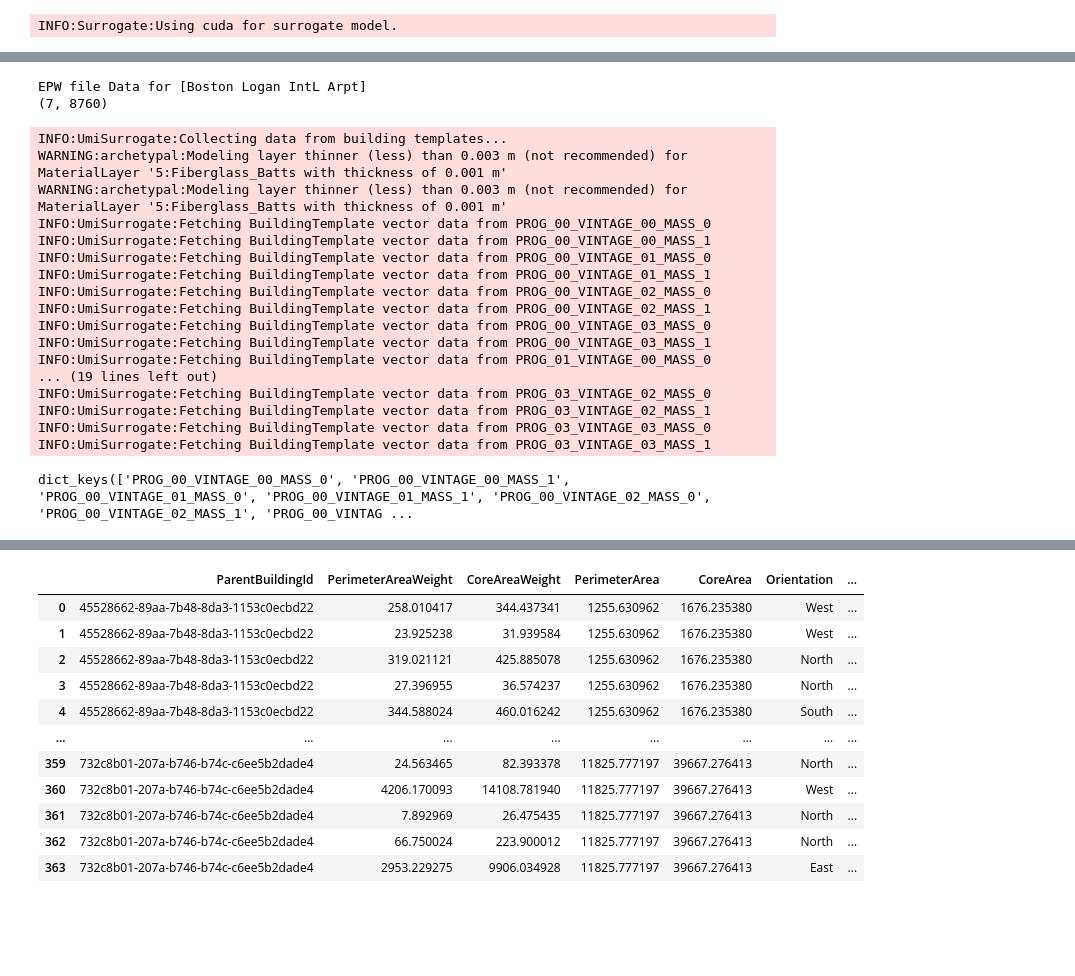
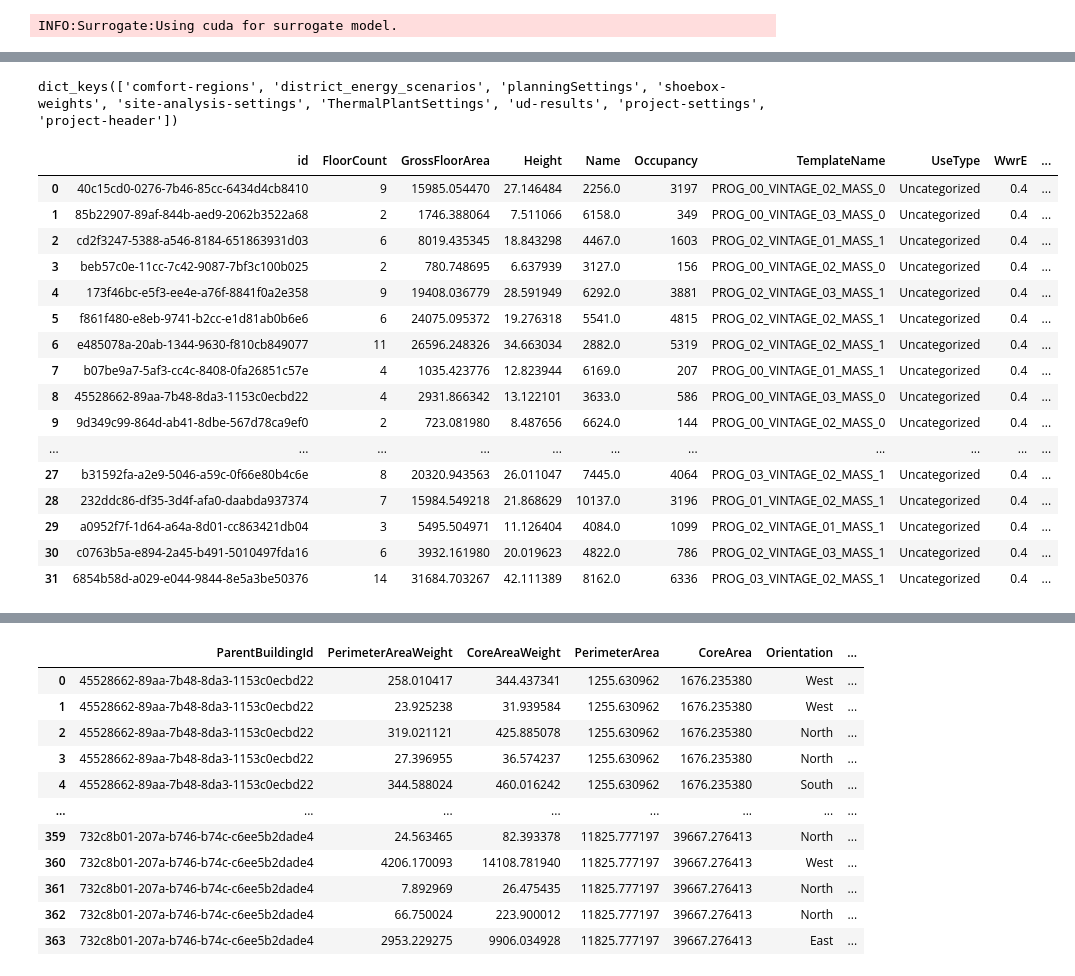
Before and after one commit to szvsw/ml-for-building-energy-modeling, a Jupyter notebook: ml-for-bem/umi_surrrogate.ipynb, the cells around one changed output, grey strips where cells are left out. Saved outputs shown, nothing was run; the diff lists cells and outputs as text; code cells hidden in the pictures; blank space fills up the shorter version.

```diff
--- a/ml-for-bem/umi_surrrogate.ipynb
+++ b/ml-for-bem/umi_surrrogate.ipynb
@@ -28,2 +15,2 @@ INFO:Surrogate:ML objects initialized.
 # %%
-umi = UmiSurrogate.open(umi_path=umi_path, schema=schema, surrogate=surrogate)
+umi = UmiSurrogate.open(umi_path=umi_path, schema=schema, checkpoint=None)
@@ -30,32 +35,25 @@ umi = UmiSurrogate.open(umi_path=umi_path, schema=schema, surrogate=surrogate)
-# %%
-print(umi.epw)
-umi.extract_climate_vector()
-print(umi.climate_vector.shape)
-# %% [output]
-EPW file Data for [Boston Logan IntL Arpt]
-(7, 8760)
-# %%
-umi.extract_vectors_from_templates()
-#TODO: why cant this be run twice?
-# %% [output]
-INFO:UmiSurrogate:Collecting data from building templates...
-WARNING:archetypal:Modeling layer thinner (less) than 0.003 m (not recommended) for MaterialLayer '5:Fiberglass_Batts with thickness of 0.001 m'
-WARNING:archetypal:Modeling layer thinner (less) than 0.003 m (not recommended) for MaterialLayer '5:Fiberglass_Batts with thickness of 0.001 m'
-INFO:UmiSurrogate:Fetching BuildingTemplate vector data from PROG_00_VINTAGE_00_MASS_0
-INFO:UmiSurrogate:Fetching BuildingTemplate vector data from PROG_00_VINTAGE_00_MASS_1
-INFO:UmiSurrogate:Fetching BuildingTemplate vector data from PROG_00_VINTAGE_01_MASS_0
-INFO:UmiSurrogate:Fetching BuildingTemplate vector data from PROG_00_VINTAGE_01_MASS_1
-INFO:UmiSurrogate:Fetching BuildingTemplate vector data from PROG_00_VINTAGE_02_MASS_0
-INFO:UmiSurrogate:Fetching BuildingTemplate vector data from PROG_00_VINTAGE_02_MASS_1
-INFO:UmiSurrogate:Fetching BuildingTemplate vector data from PROG_00_VINTAGE_03_MASS_0
-INFO:UmiSurrogate:Fetching BuildingTemplate vector data from PROG_00_VINTAGE_03_MASS_1
-INFO:UmiSurrogate:Fetching BuildingTemplate vector data from PROG_01_VINTAGE_00_MASS_0
-... (19 lines left out)
-INFO:UmiSurrogate:Fetching BuildingTemplate vector data from PROG_03_VINTAGE_02_MASS_0
-INFO:UmiSurrogate:Fetching BuildingTemplate vector data from PROG_03_VINTAGE_02_MASS_1
-INFO:UmiSurrogate:Fetching BuildingTemplate vector data from PROG_03_VINTAGE_03_MASS_0
-INFO:UmiSurrogate:Fetching BuildingTemplate vector data from PROG_03_VINTAGE_03_MASS_1
-# %%
-print(umi.template_vectors.keys())
-# %% [output]
-dict_keys(['PROG_00_VINTAGE_00_MASS_0', 'PROG_00_VINTAGE_00_MASS_1', 'PROG_00_VINTAGE_01_MASS_0', 'PROG_00_VINTAGE_01_MASS_1', 'PROG_00_VINTAGE_02_MASS_0', 'PROG_00_VINTAGE_02_MASS_1', 'PROG_00_VINTAG ...
+# %%
+umi.sdl_common.keys()
+# %% [output]
+dict_keys(['comfort-regions', 'district_energy_scenarios', 'planningSettings', 'shoebox-weights', 'site-analysis-settings', 'ThermalPlantSettings', 'ud-results', 'project-settings', 'project-header'])
+# %%
+#TODO: merge with weights df
+umi.gdf_world
+# %% [output]
+|  | id | FloorCount | GrossFloorArea | Height | Name | Occupancy | TemplateName | UseType | WwrE | ... |
+| 0 | 40c15cd0-0276-7b46-85cc-6434d4cb8410 | 9 | 15985.054470 | 27.146484 | 2256.0 | 3197 | PROG_00_VINTAGE_02_MASS_0 | Uncategorized | 0.4 | ... |
+| 1 | 85b22907-89af-844b-aed9-2062b3522a68 | 2 | 1746.388064 | 7.511066 | 6158.0 | 349 | PROG_00_VINTAGE_03_MASS_0 | Uncategorized | 0.4 | ... |
+| 2 | cd2f3247-5388-a546-8184-651863931d03 | 6 | 8019.435345 | 18.843298 | 4467.0 | 1603 | PROG_02_VINTAGE_01_MASS_1 | Uncategorized | 0.4 | ... |
+| 3 | beb57c0e-11cc-7c42-9087-7bf3c100b025 | 2 | 780.748695 | 6.637939 | 3127.0 | 156 | PROG_00_VINTAGE_02_MASS_0 | Uncategorized | 0.4 | ... |
+| 4 | 173f46bc-e5f3-ee4e-a76f-8841f0a2e358 | 9 | 19408.036779 | 28.591949 | 6292.0 | 3881 | PROG_02_VINTAGE_03_MASS_1 | Uncategorized | 0.4 | ... |
+| 5 | f861f480-e8eb-9741-b2cc-e1d81ab0b6e6 | 6 | 24075.095372 | 19.276318 | 5541.0 | 4815 | PROG_02_VINTAGE_02_MASS_1 | Uncategorized | 0.4 | ... |
+| 6 | e485078a-20ab-1344-9630-f810cb849077 | 11 | 26596.248326 | 34.663034 | 2882.0 | 5319 | PROG_02_VINTAGE_02_MASS_1 | Uncategorized | 0.4 | ... |
+| 7 | b07be9a7-5af3-cc4c-8408-0fa26851c57e | 4 | 1035.423776 | 12.823944 | 6169.0 | 207 | PROG_00_VINTAGE_01_MASS_1 | Uncategorized | 0.4 | ... |
+| 8 | 45528662-89aa-7b48-8da3-1153c0ecbd22 | 4 | 2931.866342 | 13.122101 | 3633.0 | 586 | PROG_00_VINTAGE_03_MASS_0 | Uncategorized | 0.4 | ... |
+| 9 | 9d349c99-864d-ab41-8dbe-567d78ca9ef0 | 2 | 723.081980 | 8.487656 | 6624.0 | 144 | PROG_00_VINTAGE_02_MASS_0 | Uncategorized | 0.4 | ... |
+| ... | ... | ... | ... | ... | ... | ... | ... | ... | ... | ... |
+| 27 | b31592fa-a2e9-5046-a59c-0f66e80b4c6e | 8 | 20320.943563 | 26.011047 | 7445.0 | 4064 | PROG_03_VINTAGE_02_MASS_1 | Uncategorized | 0.4 | ... |
+| 28 | 232ddc86-df35-3d4f-afa0-daabda937374 | 7 | 15984.549218 | 21.868629 | 10137.0 | 3196 | PROG_01_VINTAGE_02_MASS_1 | Uncategorized | 0.4 | ... |
+| 29 | a0952f7f-1d64-a64a-8d01-cc863421db04 | 3 | 5495.504971 | 11.126404 | 4084.0 | 1099 | PROG_02_VINTAGE_01_MASS_1 | Uncategorized | 0.4 | ... |
+| 30 | c0763b5a-e894-2a45-b491-5010497fda16 | 6 | 3932.161980 | 20.019623 | 4822.0 | 786 | PROG_02_VINTAGE_03_MASS_1 | Uncategorized | 0.4 | ... |
+| 31 | 6854b58d-a029-e044-9844-8e5a3be50376 | 14 | 31684.703267 | 42.111389 | 8162.0 | 6336 | PROG_03_VINTAGE_02_MASS_1 | Uncategorized | 0.4 | ... |
```
Also changed, not shown: parts of 5 cells of this notebook, 2 other files.
